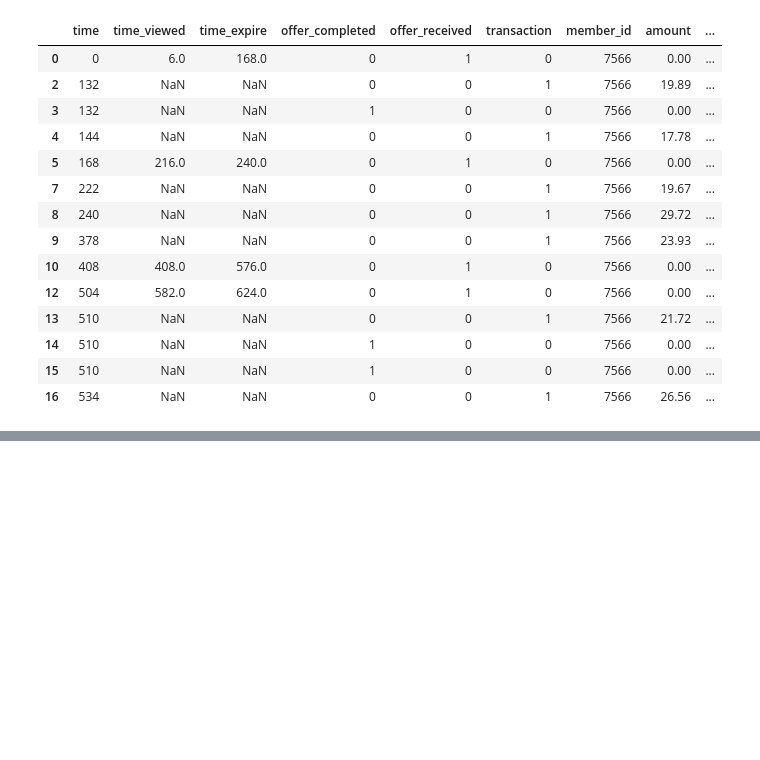
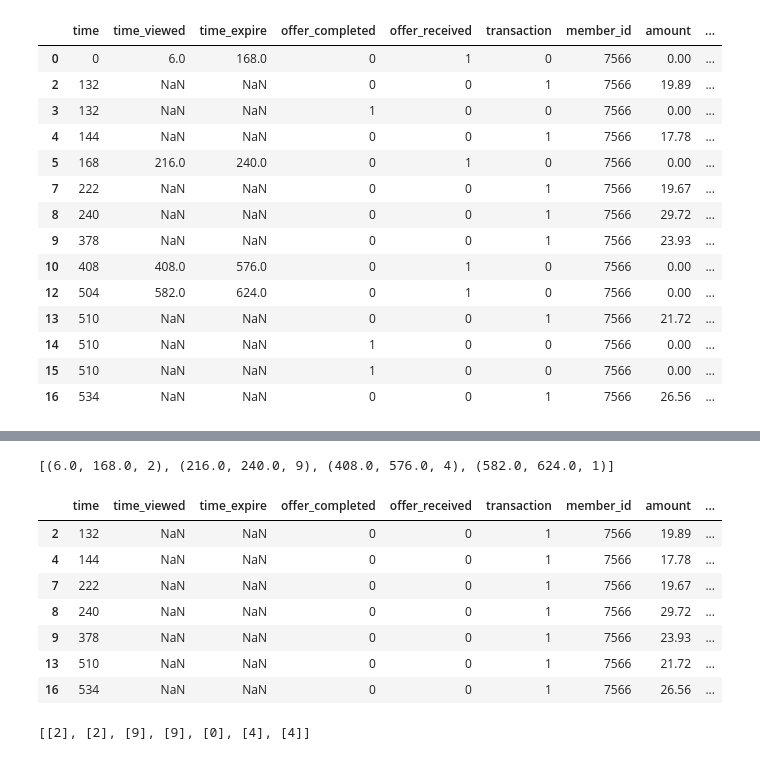
Before and after one commit to blowe615/starbucks_offers, a Jupyter notebook: starbucks_offers.ipynb, the cells around one changed output, grey strips where cells are left out. Saved outputs shown, nothing was run; the diff lists cells and outputs as text; code cells hidden in the pictures; blank space fills up the shorter version.

Commit message:
feat: Create and test funcs get_active_offers & get_valid_completions

```diff
--- a/starbucks_offers.ipynb
+++ b/starbucks_offers.ipynb
@@ -796,3 +796,5 @@ test_df
 | 14 | 510 | NaN | NaN | 1 | 0 | 0 | 7566 | 0.00 | ... |
 | 15 | 510 | NaN | NaN | 1 | 0 | 0 | 7566 | 0.00 | ... |
 | 16 | 534 | NaN | NaN | 0 | 0 | 1 | 7566 | 26.56 | ... |
+# %%
+test_df[['time_viewed','time_expire']] = test_df[['time_viewed','time_expire']].fillna(method='ffill',axis=0)
@@ -798,0 +825,17 @@ test_df
+# %%
+offer_window_list = list(zip(offer_window_df['time_viewed'],offer_window_df['time_expire'],offer_window_df['reward_id']))
+offer_window_list
+# %% [output]
+[(6.0, 168.0, 2), (216.0, 240.0, 9), (408.0, 576.0, 4), (582.0, 624.0, 1)]
+# %%
+test_transactions = test_df.loc[test_df['transaction']==1,:]
+test_transactions
+# %% [output]
+|  | time | time_viewed | time_expire | offer_completed | offer_received | transaction | member_id | amount | ... |
+| 2 | 132 | NaN | NaN | 0 | 0 | 1 | 7566 | 19.89 | ... |
+| 4 | 144 | NaN | NaN | 0 | 0 | 1 | 7566 | 17.78 | ... |
+| 7 | 222 | NaN | NaN | 0 | 0 | 1 | 7566 | 19.67 | ... |
+| 8 | 240 | NaN | NaN | 0 | 0 | 1 | 7566 | 29.72 | ... |
+| 9 | 378 | NaN | NaN | 0 | 0 | 1 | 7566 | 23.93 | ... |
+| 13 | 510 | NaN | NaN | 0 | 0 | 1 | 7566 | 21.72 | ... |
+| 16 | 534 | NaN | NaN | 0 | 0 | 1 | 7566 | 26.56 | ... |
@@ -798,0 +854,7 @@ test_df
+# %%
+offers_active = []
+for time in test_transactions['time']:
+    offers_active.append(get_active_offers(time))
+offers_active
+# %% [output]
+[[2], [2], [9], [9], [0], [4], [4]]
```
Also changed, not shown: parts of 7 cells of this notebook.
